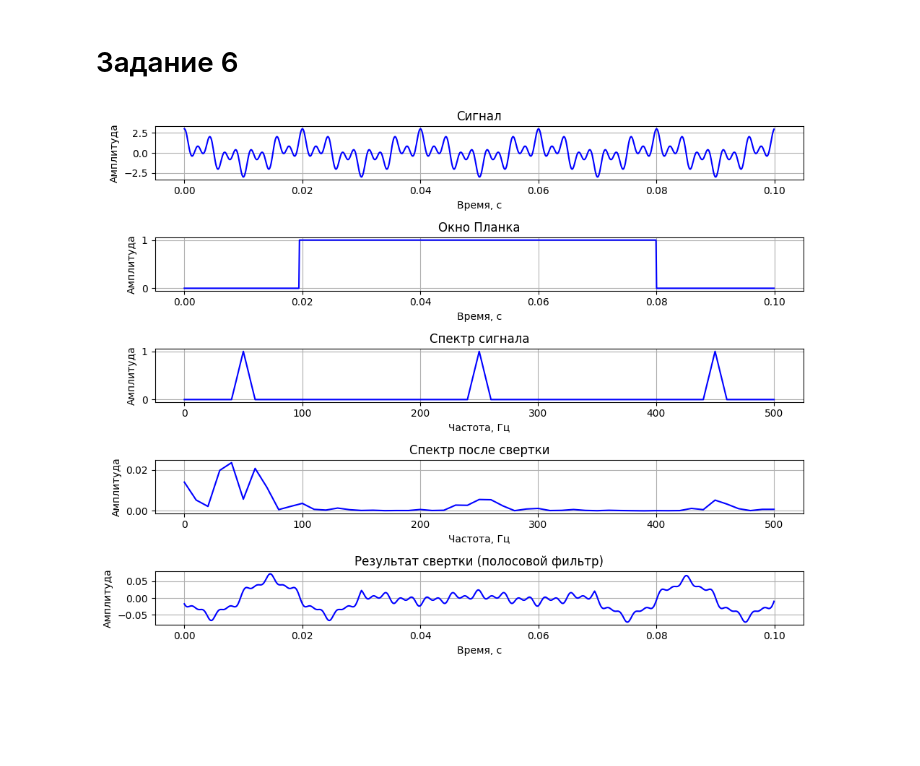
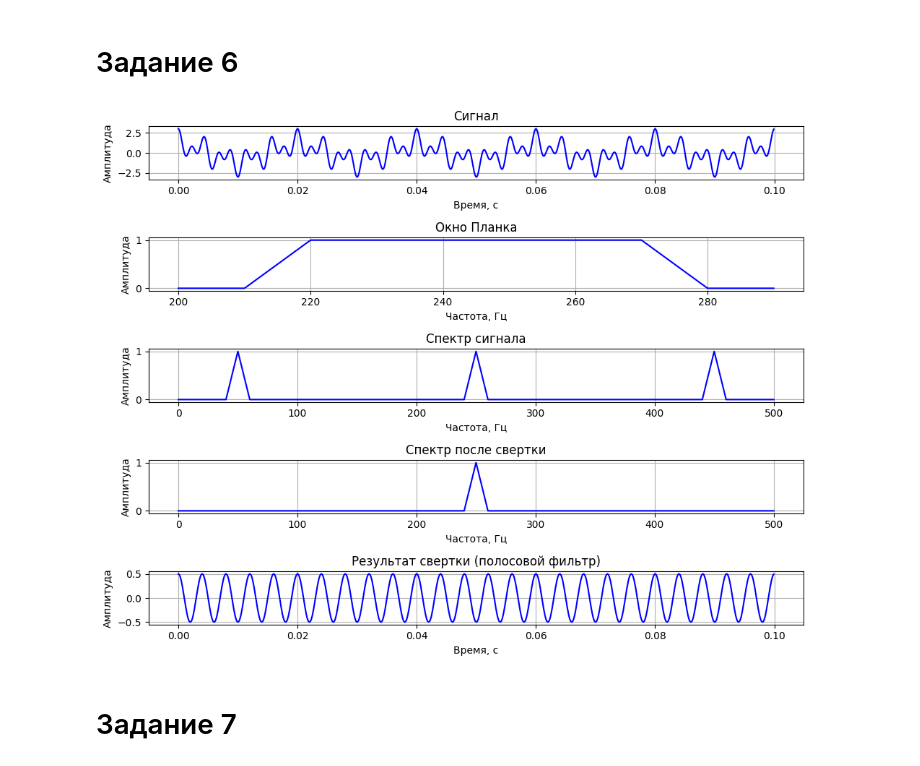
Before and after one commit to HerrPhoton/Digital-signal-processing, a Jupyter notebook: Lab5.ipynb, the cells around one changed output. Drawn from its saved outputs; the diff is of its cells as text; code cells hidden in the pictures; blank space fills up the shorter version.

Commit message:
Задание 7

```diff
--- a/Lab5.ipynb
+++ b/Lab5.ipynb
@@ -191,7 +204,7 @@ display.plot()
 # %% [markdown]
 # Задание 6
 # %%
-def Planck_taper_window(t, X, eps):
+def Planck_taper_window(X, eps):
 
     k = np.arange(X.size)
     N = X.size
@@ -212,6 +225,6 @@ def Planck_taper_window(t, X, eps):
     return k
 # %%
 x, y, dt = handler.make_signal('cos', interval = (0, 0.1), A = 1, w = Converter(f = [50, 250, 450]).w)
-x_k, y_k, _ = handler.make_signal('other', interval = (0, 0.1), func = lambda t: Planck_taper_window(t, x, eps = 0.2))
+x_k, y_k, _ = handler.make_signal('other', interval = (200, 300), sample_rate = int(100 * dt * 1000), func = lambda X: Planck_taper_window(X, eps = 0.2))
 # %%
 x_f, y_f = handler.find_spectrum(y, dt)
@@ -221,12 +231,19 @@ xf_conv, yf_conv = handler.find_spectrum(y_conv, dt)
+# %%
+yf_k = pad_signal(x_f, y_k, (200, 300))
+# %%
+yf_conv = y_f * yf_k
+y_conv = handler.from_spectrum(yf_conv)
 # %%
 display.clear(5)
 
 display.make_plot(0, x, y, title = 'Сигнал')
-display.make_plot(1, x_k, y_k, title = 'Окно Планка')
+display.make_plot(1, x_k, y_k, title = 'Окно Планка', is_spectrum = True, normalize = False)
 display.make_plot(2, x_f, y_f, title = 'Спектр сигнала', is_spectrum = True, interval = (0, 500))
-display.make_plot(3, xf_conv, yf_conv, title = 'Спектр после свертки', is_spectrum = True, interval = (0, 500))
+display.make_plot(3, x_f, yf_conv, title = 'Спектр после свертки', is_spectrum = True, interval = (0, 500))
 display.make_plot(4, x, y_conv, title = 'Результат свертки (полосовой фильтр)')
 
 display.plot()
 # %% [output]
-[figure, old version]
+[figure, new version]
+# %% [markdown]
+# Задание 7
```
Also changed, not shown: parts of 20 cells of this notebook, 1 other file.
